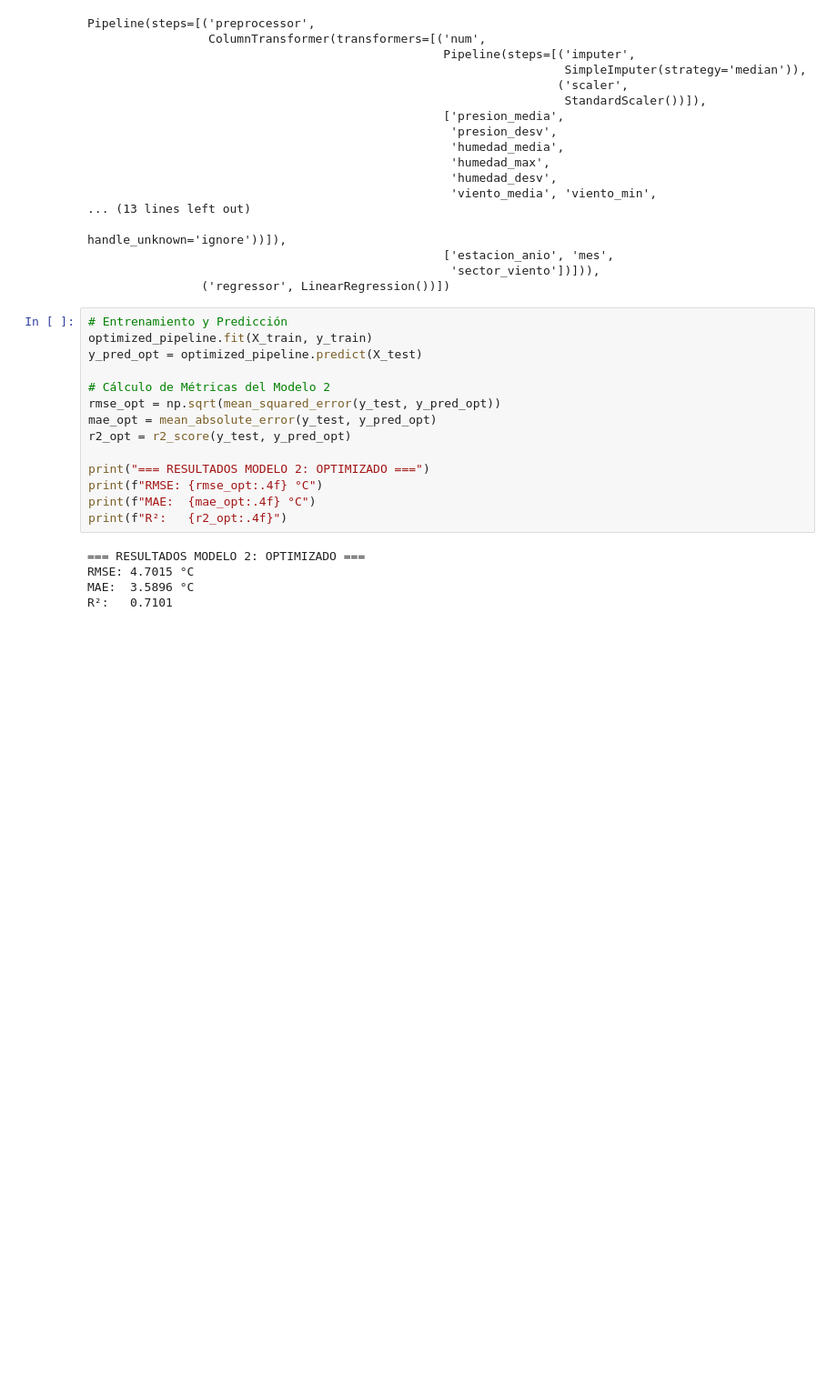
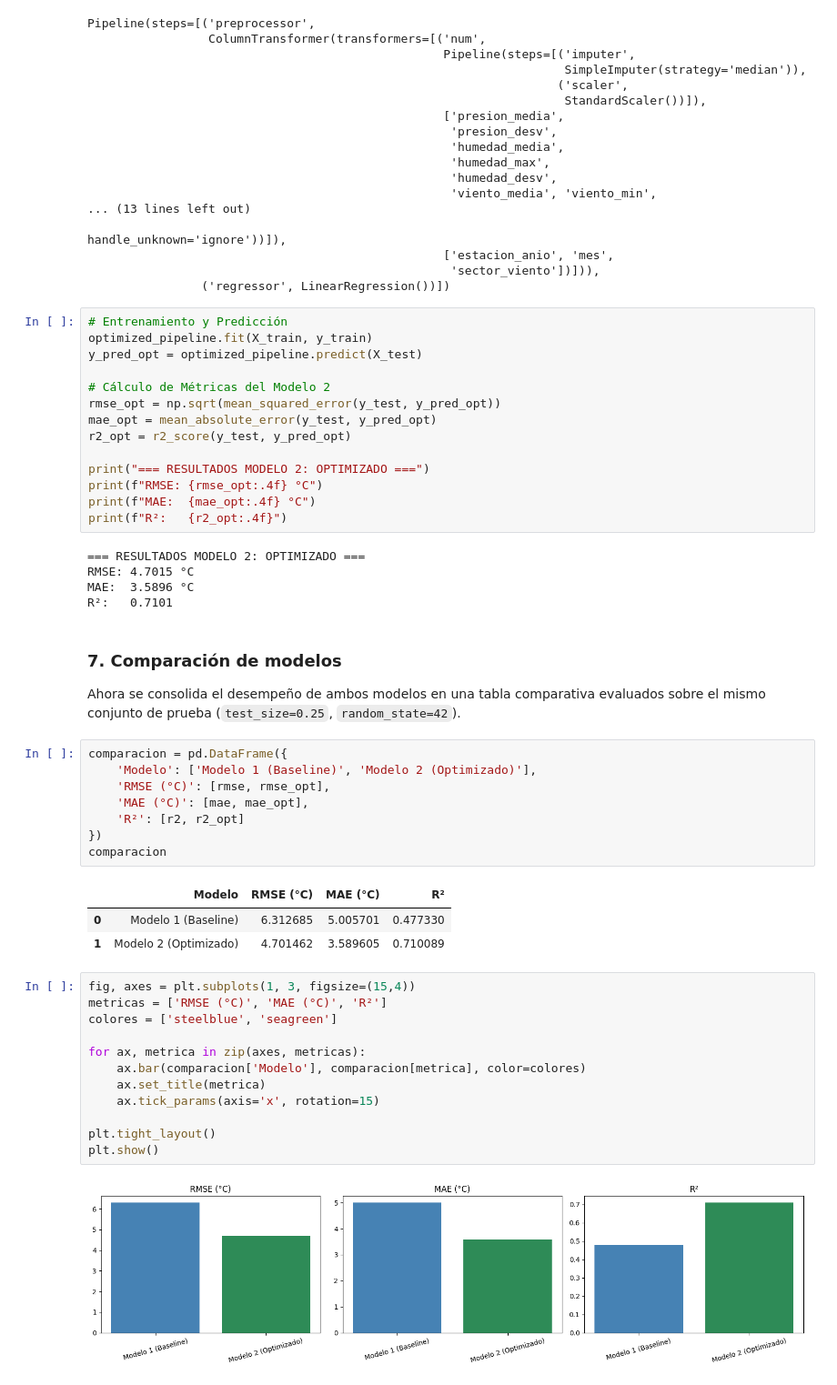
Before and after one commit to DanielEPardo/Lab1-ML, a Jupyter notebook: Laboratorio 1 - Exploración, preparación y regresión lineal.ipynb, the cells around one changed output. Shown at 91% size. Saved outputs shown, nothing was run; the diff lists cells and outputs as text; blank space fills up the shorter version.

Commit message:
Comparacion de modelos, importancia de variables, supuestos y analisis de resultados

```diff
--- a/Laboratorio 1 - Exploración, preparación y regresión lineal.ipynb
+++ b/Laboratorio 1 - Exploración, preparación y regresión lineal.ipynb
@@ -978,3 +980,33 @@ print(f"R²:   {r2_opt:.4f}")
 RMSE: 4.7015 °C
 MAE:  3.5896 °C
 R²:   0.7101
+# %% [markdown]
+### 7. Comparación de modelos
+
+Ahora se consolida el desempeño de ambos modelos en una tabla comparativa evaluados sobre el mismo conjunto de prueba (`test_size=0.25`, `random_state=42`).
+# %%
+comparacion = pd.DataFrame({
+    'Modelo': ['Modelo 1 (Baseline)', 'Modelo 2 (Optimizado)'],
+    'RMSE (°C)': [rmse, rmse_opt],
+    'MAE (°C)': [mae, mae_opt],
+    'R²': [r2, r2_opt]
+})
+comparacion
+# %% [output]
+|  | Modelo | RMSE (°C) | MAE (°C) | R² |
+| 0 | Modelo 1 (Baseline) | 6.312685 | 5.005701 | 0.477330 |
+| 1 | Modelo 2 (Optimizado) | 4.701462 | 3.589605 | 0.710089 |
+# %%
+fig, axes = plt.subplots(1, 3, figsize=(15,4))
+metricas = ['RMSE (°C)', 'MAE (°C)', 'R²']
+colores = ['steelblue', 'seagreen']
+
+for ax, metrica in zip(axes, metricas):
+    ax.bar(comparacion['Modelo'], comparacion[metrica], color=colores)
+    ax.set_title(metrica)
+    ax.tick_params(axis='x', rotation=15)
+
+plt.tight_layout()
+plt.show()
+# %% [output]
+[figure, added]
```
Also changed, not shown: parts of 24 cells of this notebook.
